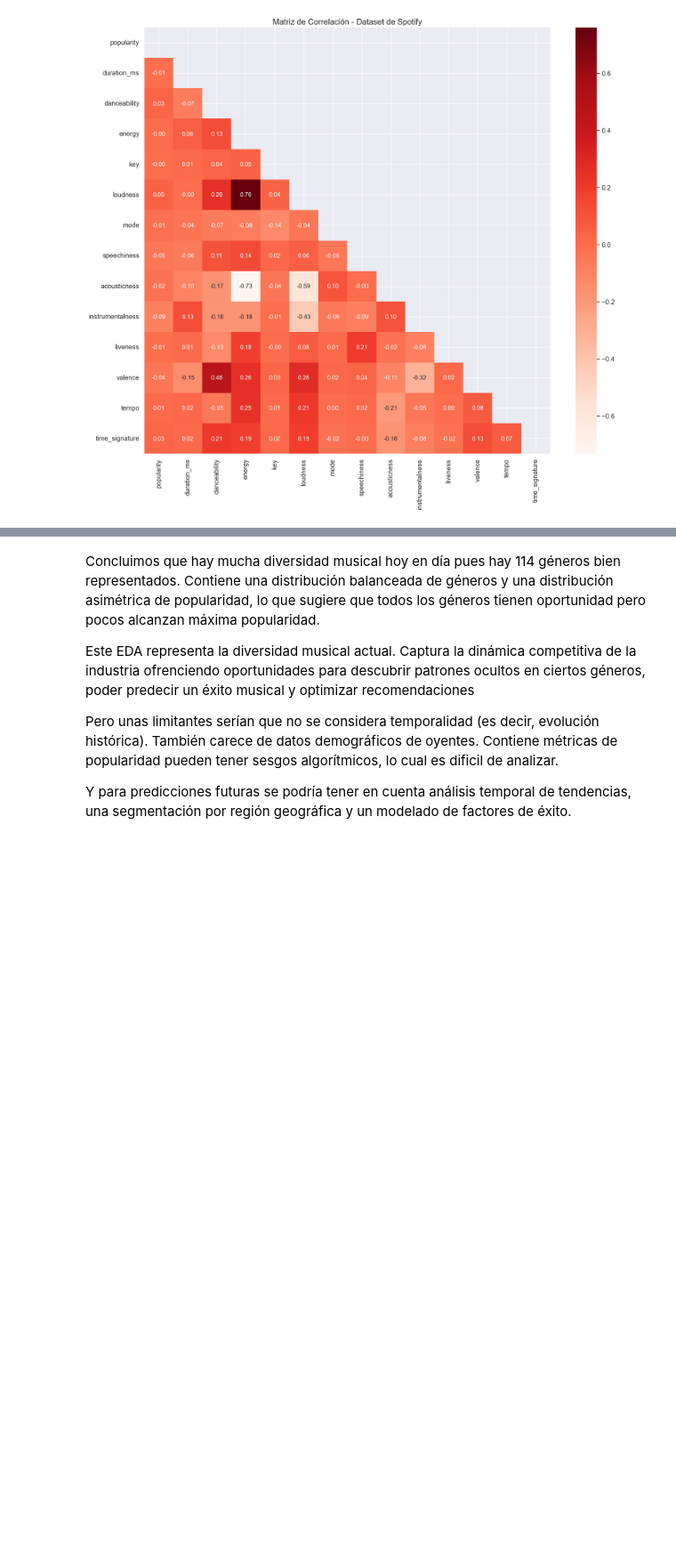
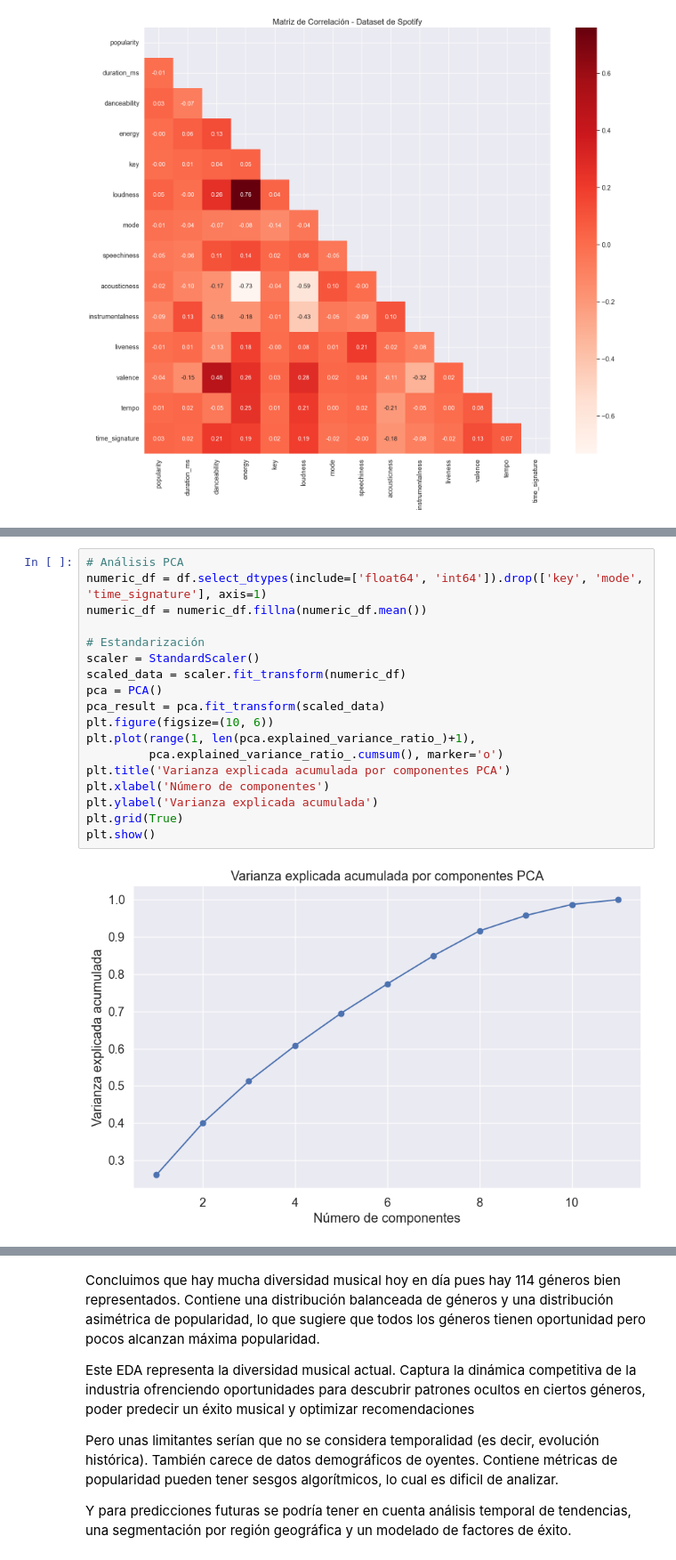
Before and after one commit to MariaClara091/jbook_ml2025, a Jupyter notebook: _sources/Analisis_exploratorio.ipynb, the cells around one changed output, grey strips where cells are left out. Shown at 89% size. Saved outputs shown, nothing was run; the diff lists cells and outputs as text; blank space fills up the shorter version.

```diff
--- a/_sources/Analisis_exploratorio.ipynb
+++ b/_sources/Analisis_exploratorio.ipynb
@@ -212,0 +246,20 @@ Matriz de correlación: (14, 14)
+# %%
+# Análisis PCA
+numeric_df = df.select_dtypes(include=['float64', 'int64']).drop(['key', 'mode', 'time_signature'], axis=1)
+numeric_df = numeric_df.fillna(numeric_df.mean())
+
+# Estandarización
+scaler = StandardScaler()
+scaled_data = scaler.fit_transform(numeric_df)
+pca = PCA()
+pca_result = pca.fit_transform(scaled_data)
+plt.figure(figsize=(10, 6))
+plt.plot(range(1, len(pca.explained_variance_ratio_)+1),
+         pca.explained_variance_ratio_.cumsum(), marker='o')
+plt.title('Varianza explicada acumulada por componentes PCA')
+plt.xlabel('Número de componentes')
+plt.ylabel('Varianza explicada acumulada')
+plt.grid(True)
+plt.show()
+# %% [output]
+[figure, added]
```
Also changed, not shown: parts of 7 cells of this notebook, 13 other files.
